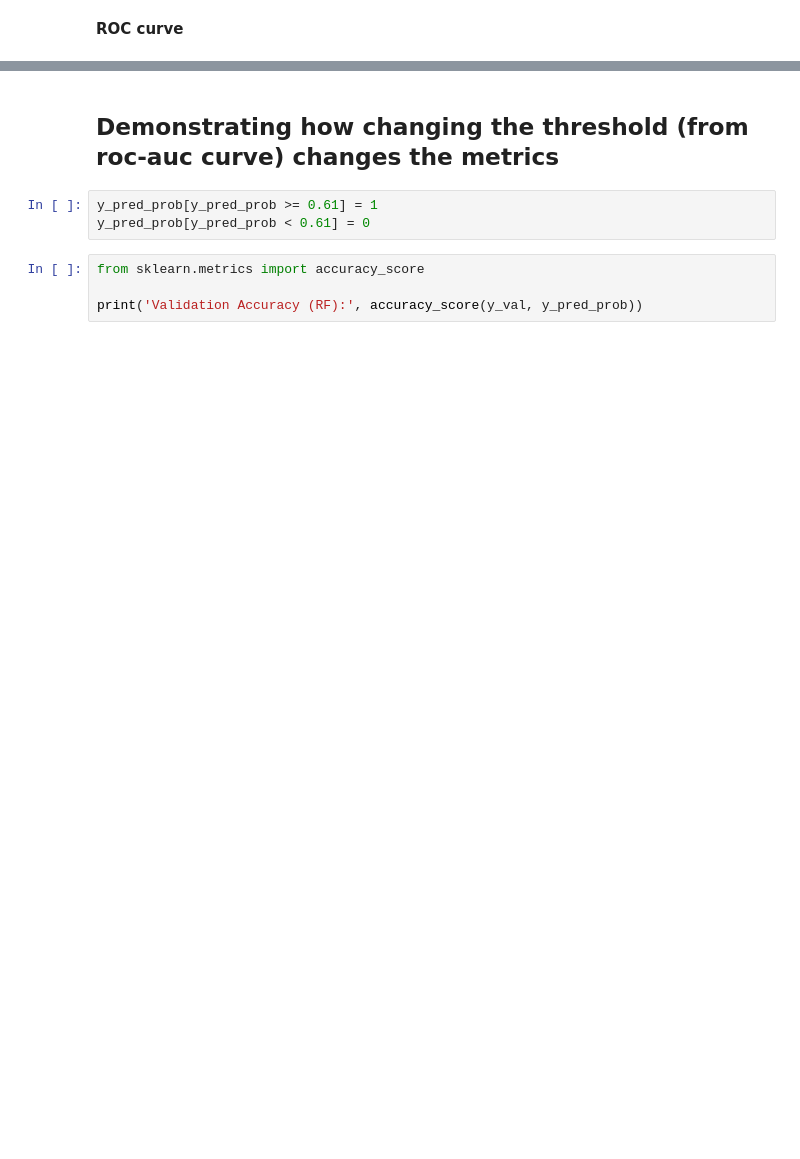
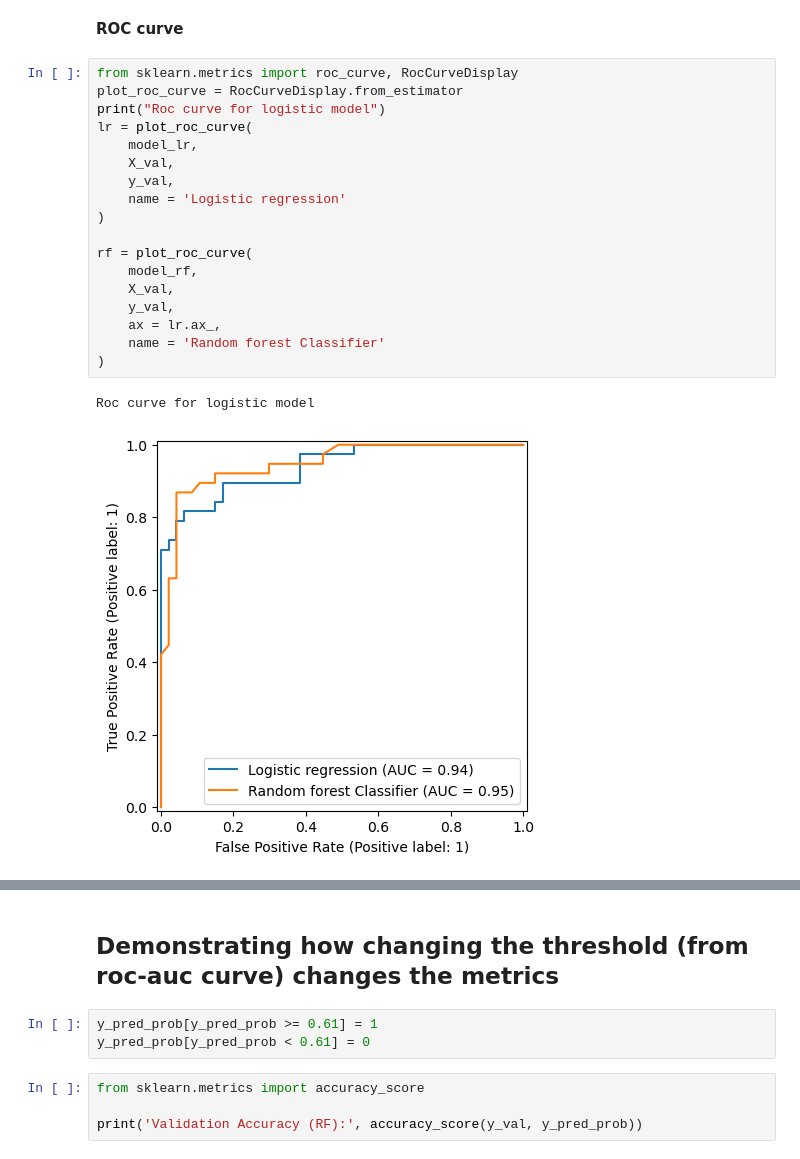
Before and after one commit to ayebaishmo/model_ml_problems, a Jupyter notebook: module1-define-ml-problems/DS_231_guided_project.ipynb, the cells around one changed output, grey strips where cells are left out. Saved outputs shown, nothing was run; the diff lists cells and outputs as text; blank space fills up the shorter version.

```diff
--- a/module1-define-ml-problems/DS_231_guided_project.ipynb
+++ b/module1-define-ml-problems/DS_231_guided_project.ipynb
@@ -161,2 +228,23 @@ plot_confusion_matrix(..., ..., ...)
 # %% [markdown]
 **ROC curve**
+# %%
+from sklearn.metrics import roc_curve, RocCurveDisplay
+plot_roc_curve = RocCurveDisplay.from_estimator
+print("Roc curve for logistic model")
+lr = plot_roc_curve(
+    model_lr,
+    X_val,
+    y_val,
+    name = 'Logistic regression'
+)
+
+rf = plot_roc_curve(
+    model_rf,
+    X_val,
+    y_val,
+    ax = lr.ax_,
+    name = 'Random forest Classifier'
+)
+# %% [output]
+Roc curve for logistic model
+[figure, added]
```
Also changed, not shown: parts of 21 cells of this notebook.
